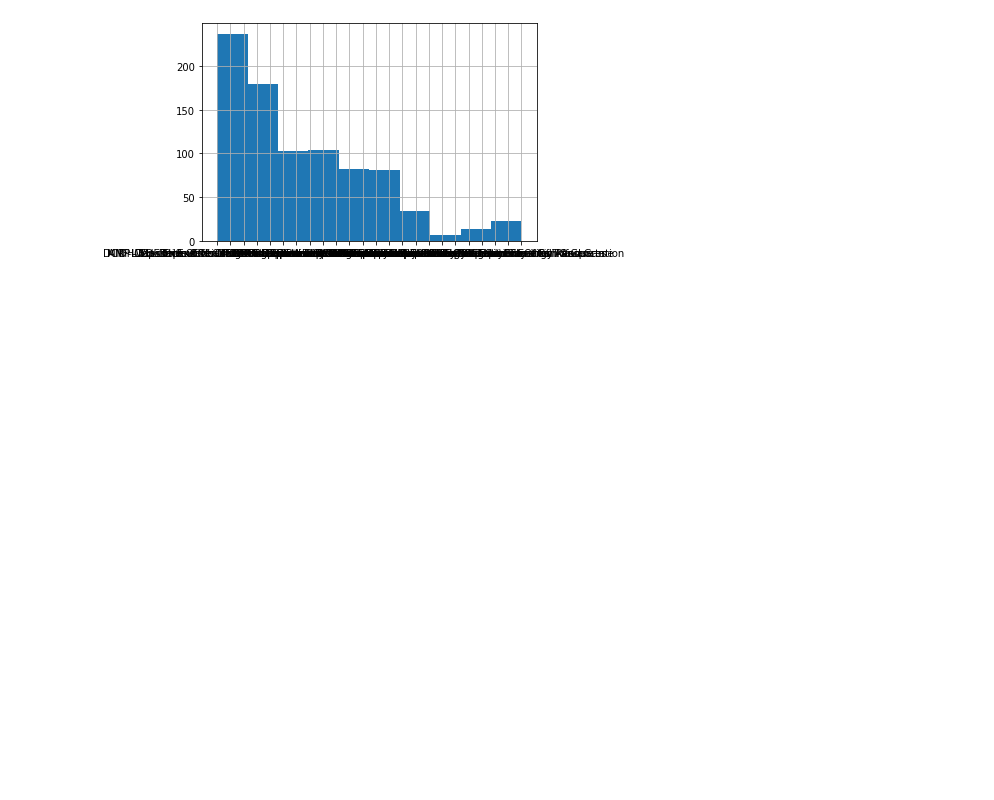
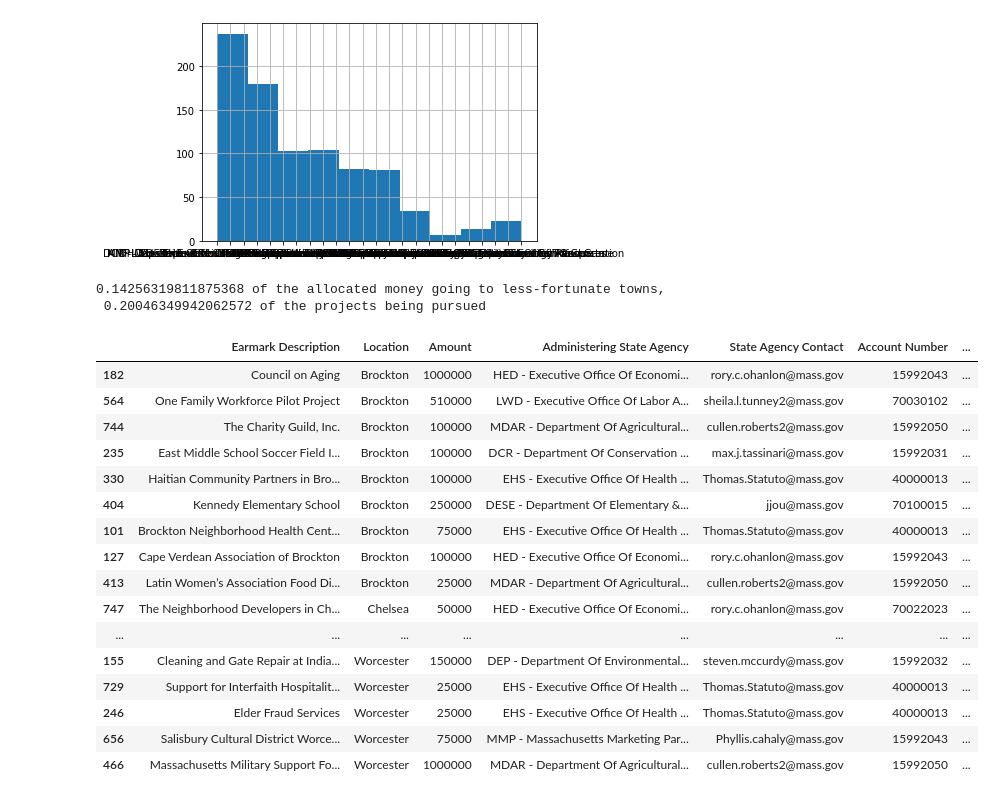
Before and after one commit to specificlanguage/gbh_earmarks, a Jupyter notebook: earmark_analysis.ipynb, the cells around one changed output. Drawn from its saved outputs; the diff is of its cells as text; code cells hidden in the pictures; blank space fills up the shorter version.

Commit message:
Analyzing towns in MA with inequalities

```diff
--- a/earmark_analysis.ipynb
+++ b/earmark_analysis.ipynb
@@ -118,0 +116,39 @@ town_shapefiles.plot()
+# %%
+# Towns with income/inequality -- many towns around Greater Boston and the mill towns out towards the Merrimack River have minority or income distribution inequalities. Are they getting money as these people were affected greatly by COVID-19? What projects did these places have?
+
+# Determined neighborhoods were using the "Environmental
+inequality_towns = ["Lawrence", "Lowell", "Haverhill", "Quincy", "Fitchburg", "Brockton", "Chelsea", "Lynn",
+                 "New Bedford", "Fall River", "Dedham", "Mattapan", "Roxbury", "Revere", "Southbridge", "Leominster",
+                 "Framingham", "Randolph", "Salem", "Milford", "Malden"]
+dt_projects = earmarks.loc[earmarks["Location"].isin(inequality_towns)]
+diversity = mpc.loc[mpc["Location"].isin(inequality_towns)]
+# print(diversity, sum(diversity["Amount"]) / sum(mpc["Amount"]))
+# print(dt_projects)
+
+# Including Western towns?
+inequality_towns +=  ["Springfield", "Worcester", "Holyoke"]
+
+diversity = mpc.loc[mpc["Location"].isin(inequality_towns)]
+dt_projects = earmarks.loc[earmarks["Location"].isin(inequality_towns)].sort_values(by="Location")
+print(sum(diversity["Amount"]) / sum(mpc["Amount"]), "of the allocated money going to less-fortunate towns,\n",  len(dt_projects) / len(earmarks), "of the projects being pursued") # How much money is going to these towns' projects?
+dt_projects
+# %% [output]
+0.14256319811875368 of the allocated money going to less-fortunate towns,
+ 0.20046349942062572 of the projects being pursued
+|  | Earmark Description | Location | Amount | Administering State Agency | State Agency Contact | Account Number | ... |
+| 182 | Council on Aging | Brockton | 1000000 | HED - Executive Office Of Economi... | rory.c.ohanlon@mass.gov | 15992043 | ... |
+| 564 | One Family Workforce Pilot Project | Brockton | 510000 | LWD - Executive Office Of Labor A... | sheila.l.tunney2@mass.gov | 70030102 | ... |
+| 744 | The Charity Guild, Inc. | Brockton | 100000 | MDAR - Department Of Agricultural... | cullen.roberts2@mass.gov | 15992050 | ... |
+| 235 | East Middle School Soccer Field I... | Brockton | 100000 | DCR - Department Of Conservation ... | max.j.tassinari@mass.gov | 15992031 | ... |
+| 330 | Haitian Community Partners in Bro... | Brockton | 100000 | EHS - Executive Office Of Health ... | Thomas.Statuto@mass.gov | 40000013 | ... |
+| 404 | Kennedy Elementary School | Brockton | 250000 | DESE - Department Of Elementary &... | jjou@mass.gov | 70100015 | ... |
+| 101 | Brockton Neighborhood Health Cent... | Brockton | 75000 | EHS - Executive Office Of Health ... | Thomas.Statuto@mass.gov | 40000013 | ... |
+| 127 | Cape Verdean Association of Brockton | Brockton | 100000 | HED - Executive Office Of Economi... | rory.c.ohanlon@mass.gov | 15992043 | ... |
+| 413 | Latin Women’s Association Food Di... | Brockton | 25000 | MDAR - Department Of Agricultural... | cullen.roberts2@mass.gov | 15992050 | ... |
+| 747 | The Neighborhood Developers in Ch... | Chelsea | 50000 | HED - Executive Office Of Economi... | rory.c.ohanlon@mass.gov | 70022023 | ... |
+| ... | ... | ... | ... | ... | ... | ... | ... |
+| 155 | Cleaning and Gate Repair at India... | Worcester | 150000 | DEP - Department Of Environmental... | steven.mccurdy@mass.gov | 15992032 | ... |
+| 729 | Support for Interfaith Hospitalit... | Worcester | 25000 | EHS - Executive Office Of Health ... | Thomas.Statuto@mass.gov | 40000013 | ... |
+| 246 | Elder Fraud Services | Worcester | 25000 | EHS - Executive Office Of Health ... | Thomas.Statuto@mass.gov | 40000013 | ... |
+| 656 | Salisbury Cultural District Worce... | Worcester | 75000 | MMP - Massachusetts Marketing Par... | Phyllis.cahaly@mass.gov | 15992043 | ... |
+| 466 | Massachusetts Military Support Fo... | Worcester | 1000000 | MDAR - Department Of Agricultural... | cullen.roberts2@mass.gov | 15992050 | ... |
```
Also changed, not shown: parts of 11 cells of this notebook, 1 other file.
